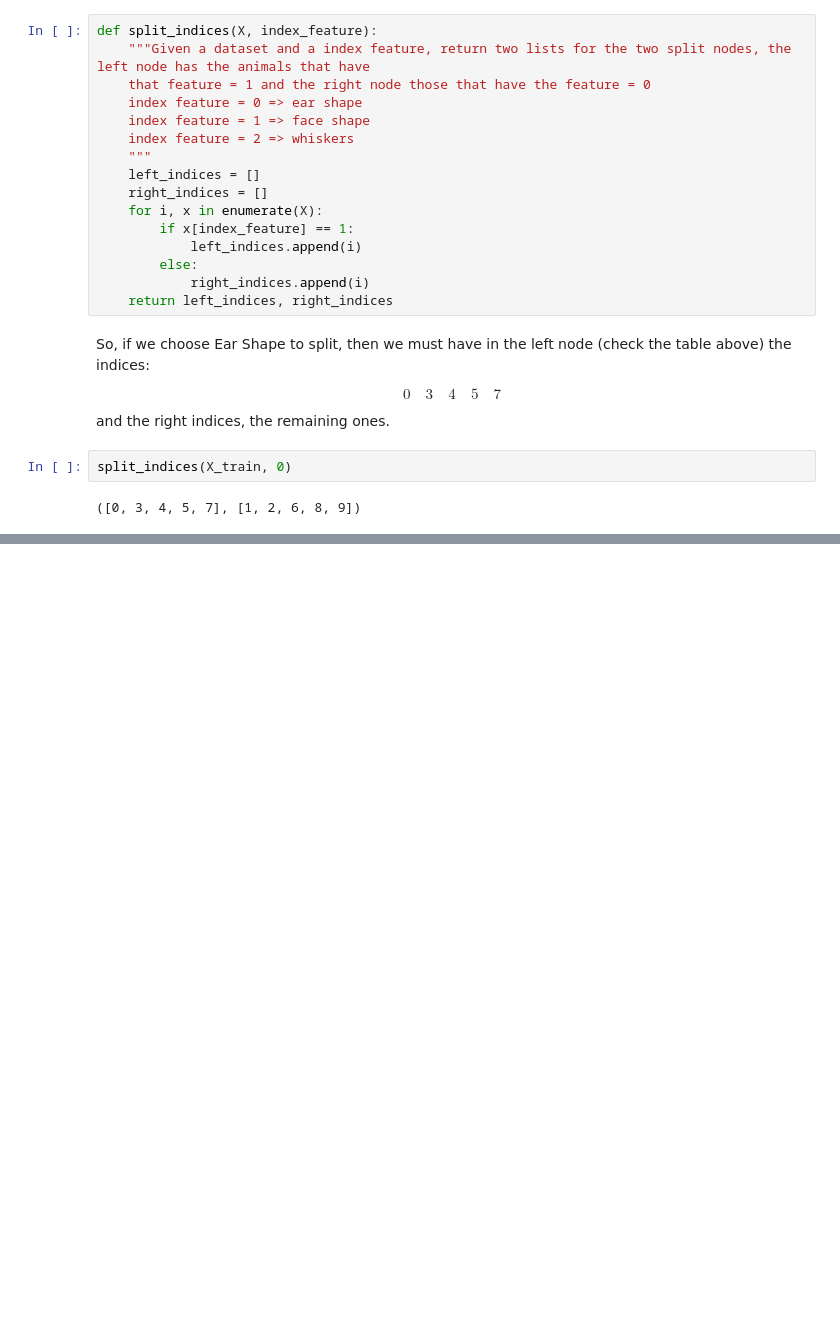
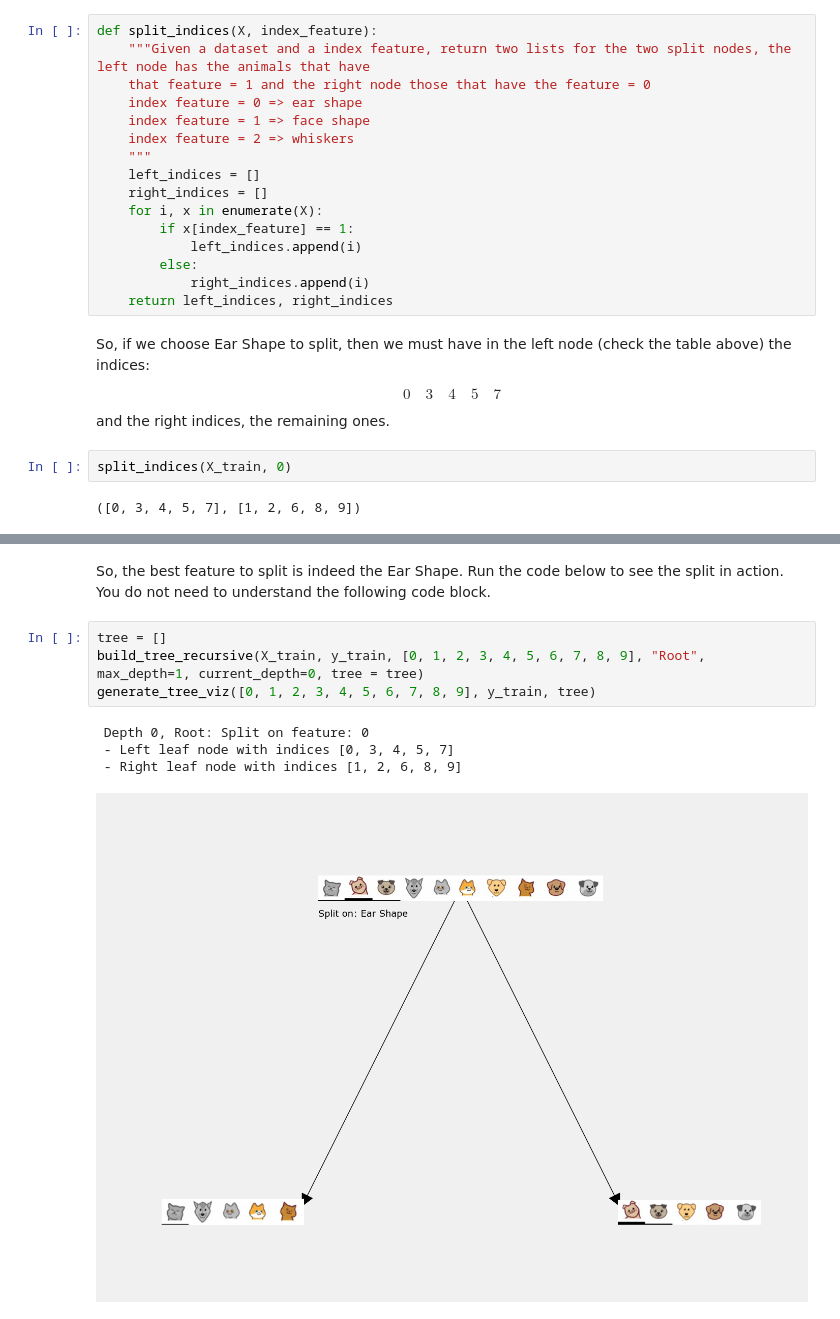
Before and after one commit to OoFa99/Machine-Learning-Specialization, a Jupyter notebook: C2_Advanced Learning Algorithms/Week4/C2_W4_Lab01_Decision_Trees.ipynb, the cells around one changed output, grey strips where cells are left out. Drawn from its saved outputs; the diff is of its cells as text; blank space fills up the shorter version.

```diff
--- a/C2_Advanced Learning Algorithms/Week4/C2_W4_Lab01_Decision_Trees.ipynb
+++ b/C2_Advanced Learning Algorithms/Week4/C2_W4_Lab01_Decision_Trees.ipynb
@@ -127,0 +182,11 @@ split_indices(X_train, 0)
+# %% [markdown]
+So, the best feature to split is indeed the Ear Shape. Run the code below to see the split in action. You do not need to understand the following code block.
+# %%
+tree = []
+build_tree_recursive(X_train, y_train, [0, 1, 2, 3, 4, 5, 6, 7, 8, 9], "Root", max_depth=1, current_depth=0, tree = tree)
+generate_tree_viz([0, 1, 2, 3, 4, 5, 6, 7, 8, 9], y_train, tree)
+# %% [output]
+ Depth 0, Root: Split on feature: 0
+ - Left leaf node with indices [0, 3, 4, 5, 7]
+ - Right leaf node with indices [1, 2, 6, 8, 9]
+[figure, added]
```
Also changed, not shown: parts of 12 cells of this notebook.
